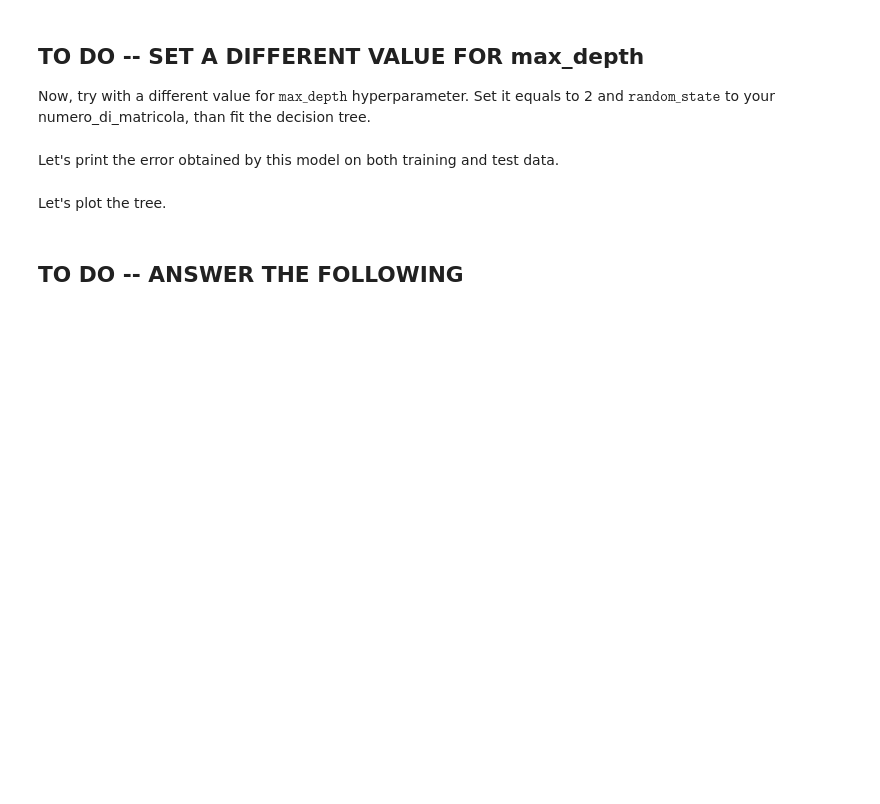
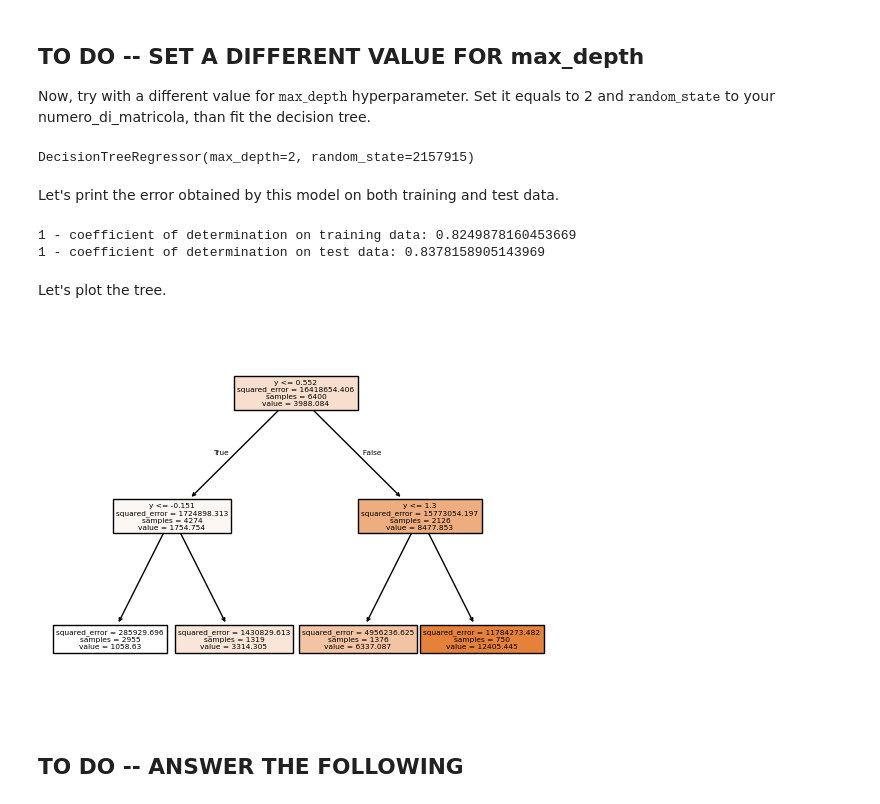
Before and after one commit to luca037/MachineLearningLabs, a Jupyter notebook: homework2/DT_LucaPiai_2157195.ipynb, the cells around one changed output. Saved outputs shown, nothing was run; the diff lists cells and outputs as text; code cells hidden in the pictures; blank space fills up the shorter version.

```diff
--- a/homework2/DT_LucaPiai_2157195.ipynb
+++ b/homework2/DT_LucaPiai_2157195.ipynb
@@ -226,4 +226,5 @@ Decision trees are supervised machine learning models used for both **classifica
 Learn a decision tree leaving the default values for the hyperparameters. Set only $\texttt{random\_state}$ to your numero_di_matricola.
 # %%
 from sklearn.tree import DecisionTreeRegressor
-# -- TO DO
+default_model = DecisionTreeRegressor(random_state=numero_di_matricola)
+default_model.fit(X_train_scaled, Y_train)
@@ -266,21 +276,31 @@ Now, try with a different value for $\texttt{max\_depth}$ hyperparameter. Set it
+# %%
+max_depth2_model = DecisionTreeRegressor(max_depth=2, random_state=numero_di_matricola)
+max_depth2_model.fit(X_train_scaled, Y_train)
+# %% [output]
+DecisionTreeRegressor(max_depth=2, random_state=2157915)
 # %% [markdown]
 Let's print the error obtained by this model on both training and test data.
 # %%
 # -- print the value of 1 - coefficient of determination R^2, for the training and test data
-print("1 - coefficient of determination on training data:", # -- TO DO)
-print("1 - coefficient of determination on test data:", # -- TO DO)
+print("1 - coefficient of determination on training data:",max_depth2_model.score(X_train_scaled, Y_train))
+print("1 - coefficient of determination on test data:", max_depth2_model.score(X_test_scaled, Y_test))
+# %% [output]
+1 - coefficient of determination on training data: 0.8249878160453669
+1 - coefficient of determination on test data: 0.8378158905143969
 # %% [markdown]
 Let's plot the tree.
 # %%
 from sklearn import tree
 
 plt.figure()
-tree.plot_tree(decision_tree = # -- TO DO,
+tree.plot_tree(decision_tree = max_depth2_model,
                feature_names=features_names,
                class_names=['price'],
                filled=True)
 plt.savefig('tree.pdf')
 plt.show()
+# %% [output]
+[figure, added]
 # %% [markdown]
 ## TO DO -- ANSWER THE FOLLOWING
 # %% [markdown]
```
Also changed, not shown: parts of 18 cells of this notebook, 3 other files.
